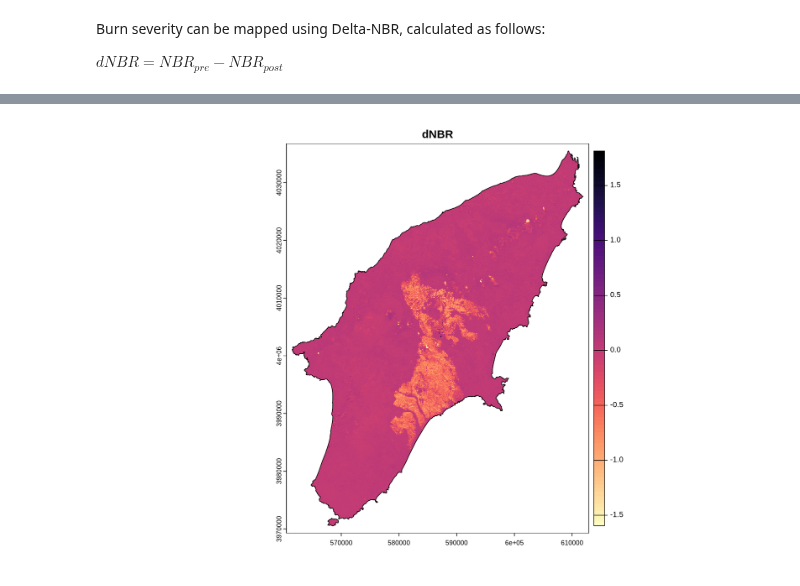
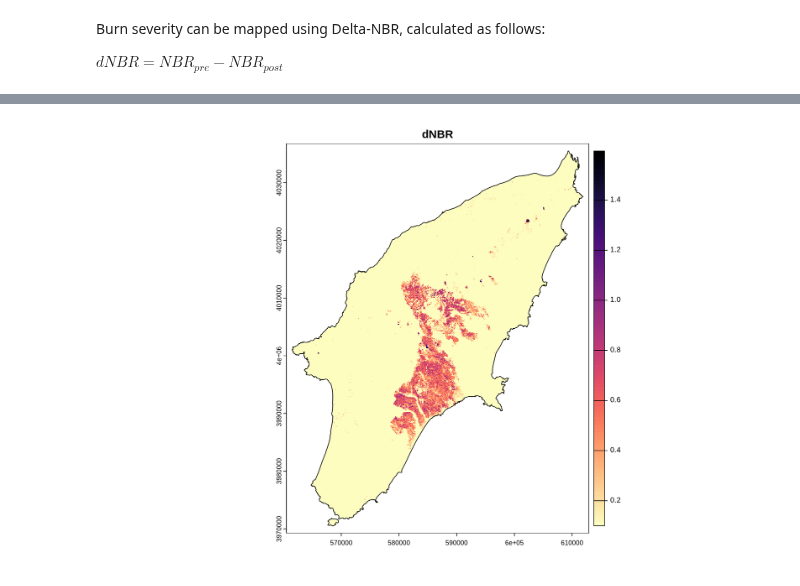
Before and after one commit to LTER-LIFE/vl-geospatial-toolbox, a Jupyter notebook: rhodes.ipynb, the cells around one changed output, grey strips where cells are left out. Saved outputs shown, nothing was run; the diff lists cells and outputs as text; code cells hidden in the pictures.

```diff
--- a/rhodes.ipynb
+++ b/rhodes.ipynb
@@ -558,8 +540,8 @@ A matrix: 2 × 6 of type dbl
 # %%
 plot(roi_sv, main = "dNBR")
 rast(s2_dnbr_path) |>
-  #clamp(lower = 0.1, upper = 2) |>
+  clamp(lower = 0.1, upper = 2) |>
   plot(add = TRUE, col = rev(map.pal("magma", n = 100)))
 lines(roi_sv, lwd = 1)
 # %% [output]
-[figure, old version]
+[figure, new version]
```
Also changed, not shown: parts of 13 cells of this notebook.
